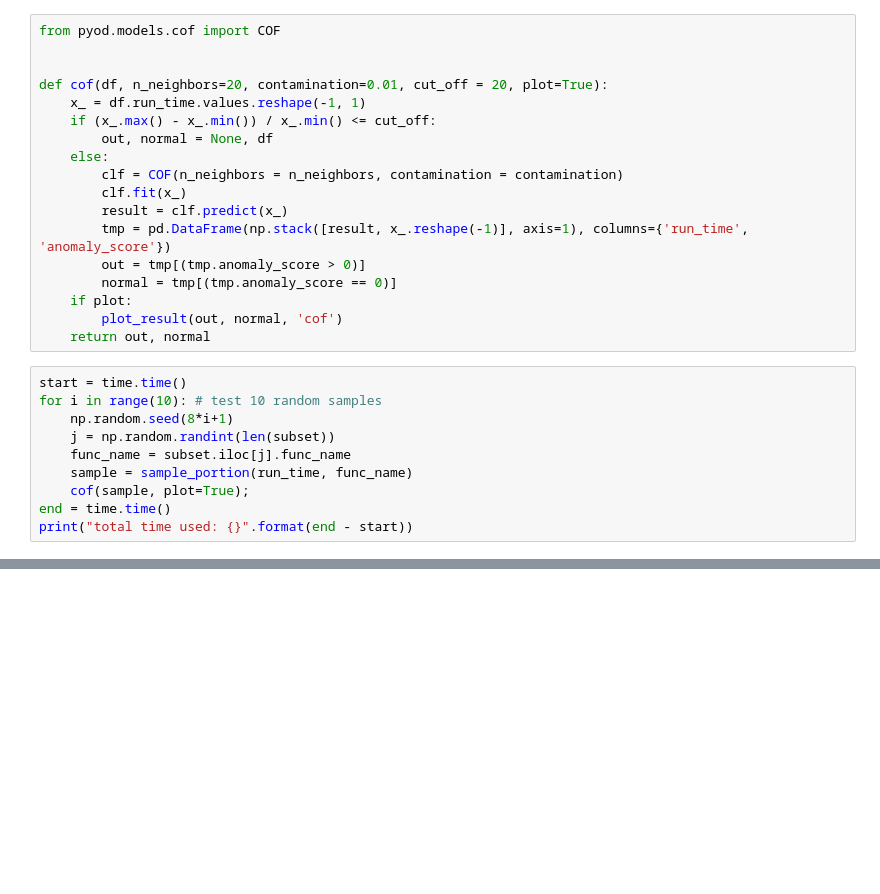
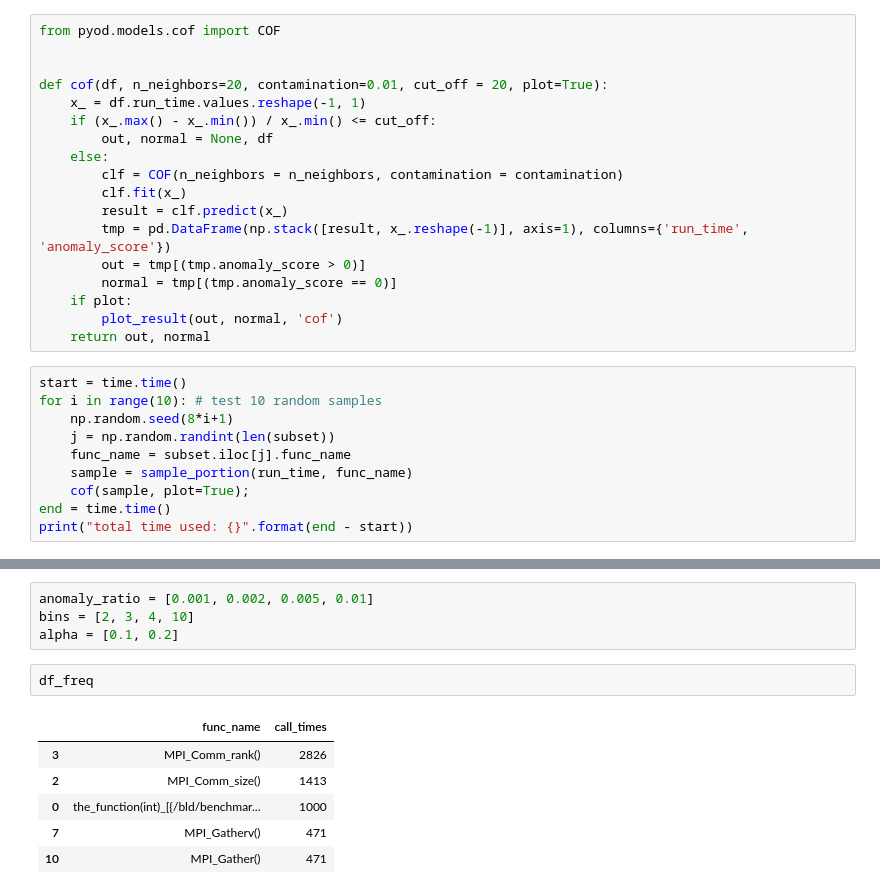
Before and after one commit to CODARcode/PerformanceAnalysis, a Jupyter notebook: jupyter/Anomaly_GPU.ipynb, the cells around one changed output, grey strips where cells are left out. Drawn from its saved outputs; the diff is of its cells as text; blank space fills up the shorter version.

```diff
--- a/jupyter/Anomaly_GPU.ipynb
+++ b/jupyter/Anomaly_GPU.ipynb
@@ -550,0 +966,13 @@ print("total time used: {}".format(end - start))
+# %%
+anomaly_ratio = [0.001, 0.002, 0.005, 0.01]
+bins = [2, 3, 4, 10]
+alpha = [0.1, 0.2]
+# %%
+df_freq
+# %% [output]
+|  | func_name | call_times |
+| 3 | MPI_Comm_rank() | 2826 |
+| 2 | MPI_Comm_size() | 1413 |
+| 0 | the_function(int)_[{/bld/benchmar... | 1000 |
+| 7 | MPI_Gatherv() | 471 |
+| 10 | MPI_Gather() | 471 |
```
Also changed, not shown: parts of 70 cells of this notebook, 5 other files.
